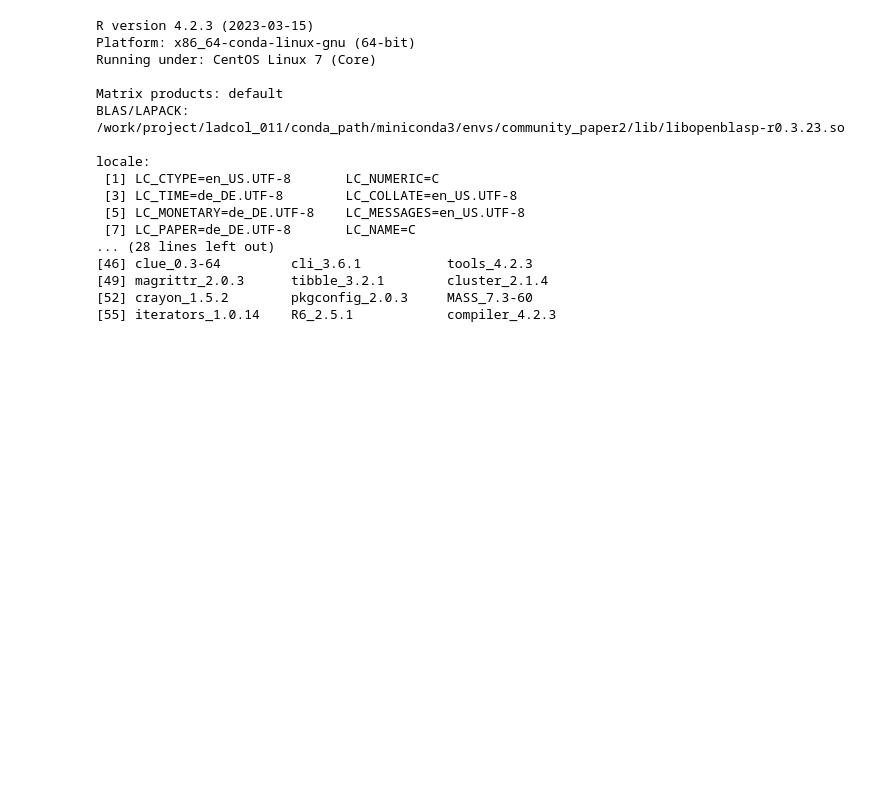
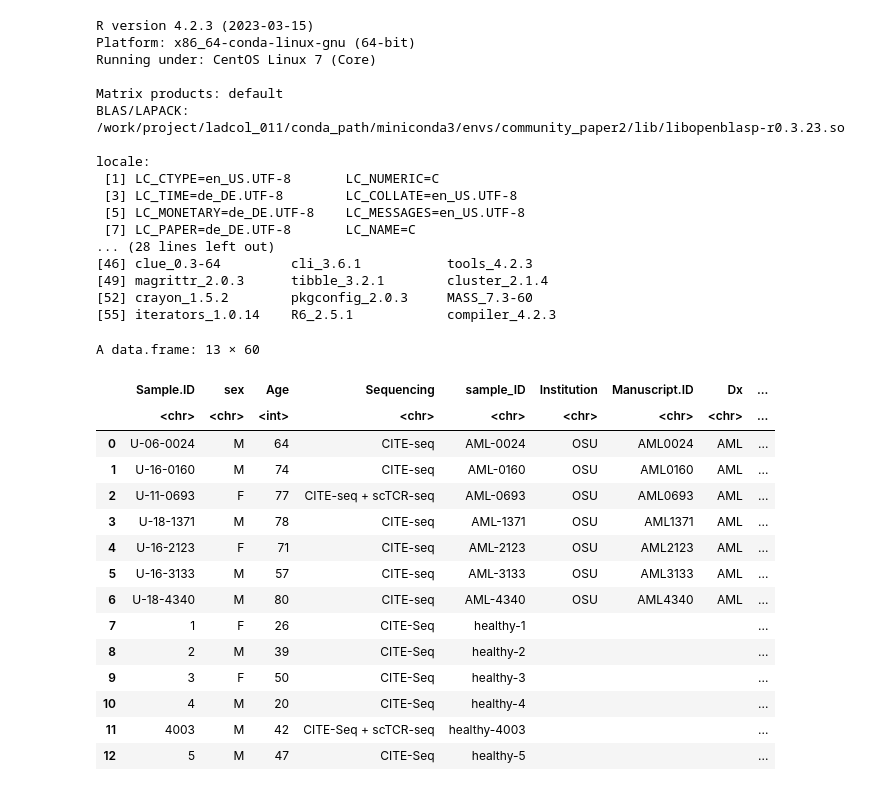
Before and after one commit to colomemaria/community-paper, a Jupyter notebook: src/method_comparison/compare_algorithms/run_community/visualization_vanGalen.ipynb, the cells around one changed output. Saved outputs shown, nothing was run; the diff lists cells and outputs as text; code cells hidden in the pictures; blank space fills up the shorter version.

```diff
--- a/src/method_comparison/compare_algorithms/run_community/visualization_vanGalen.ipynb
+++ b/src/method_comparison/compare_algorithms/run_community/visualization_vanGalen.ipynb
@@ -1097,3 +1135,22 @@ locale:
 [49] magrittr_2.0.3      tibble_3.2.1        cluster_2.1.4
 [52] crayon_1.5.2        pkgconfig_2.0.3     MASS_7.3-60
 [55] iterators_1.0.14    R6_2.5.1            compiler_4.2.3
+# %%
+interactions$anno_samples
+# %% [output]
+A data.frame: 13 × 60
+|  | Sample.ID | sex | Age | Sequencing | sample_ID | Institution | Manuscript.ID | Dx | ... |
+|  | <chr> | <chr> | <int> | <chr> | <chr> | <chr> | <chr> | <chr> | ... |
+| 0 | U-06-0024 | M | 64 | CITE-seq | AML-0024 | OSU | AML0024 | AML | ... |
+| 1 | U-16-0160 | M | 74 | CITE-seq | AML-0160 | OSU | AML0160 | AML | ... |
+| 2 | U-11-0693 | F | 77 | CITE-seq + scTCR-seq | AML-0693 | OSU | AML0693 | AML | ... |
+| 3 | U-18-1371 | M | 78 | CITE-seq | AML-1371 | OSU | AML1371 | AML | ... |
+| 4 | U-16-2123 | F | 71 | CITE-seq | AML-2123 | OSU | AML2123 | AML | ... |
+| 5 | U-16-3133 | M | 57 | CITE-seq | AML-3133 | OSU | AML3133 | AML | ... |
+| 6 | U-18-4340 | M | 80 | CITE-seq | AML-4340 | OSU | AML4340 | AML | ... |
+| 7 | 1 | F | 26 | CITE-Seq | healthy-1 |  |  |  | ... |
+| 8 | 2 | M | 39 | CITE-Seq | healthy-2 |  |  |  | ... |
+| 9 | 3 | F | 50 | CITE-Seq | healthy-3 |  |  |  | ... |
+| 10 | 4 | M | 20 | CITE-Seq | healthy-4 |  |  |  | ... |
+| 11 | 4003 | M | 42 | CITE-Seq + scTCR-seq | healthy-4003 |  |  |  | ... |
+| 12 | 5 | M | 47 | CITE-Seq | healthy-5 |  |  |  | ... |
```
Also changed, not shown: parts of 23 cells of this notebook, 7 other files.
